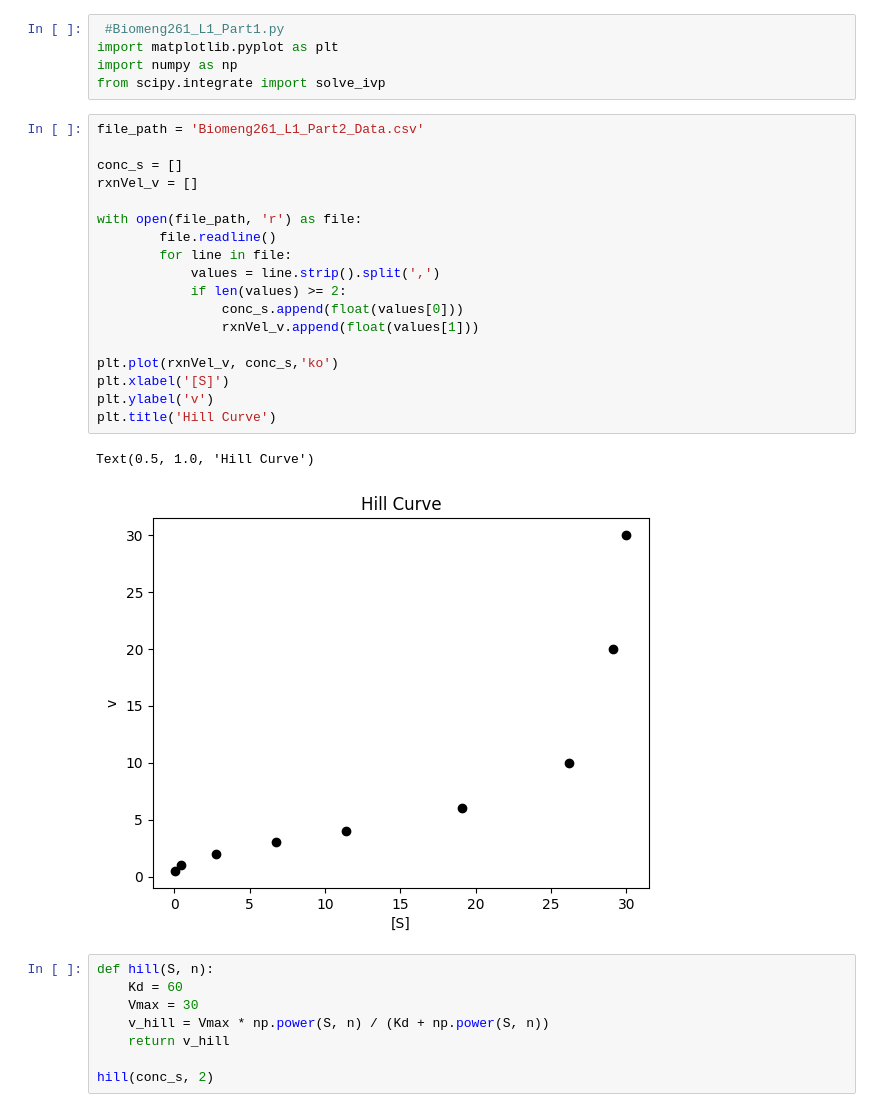
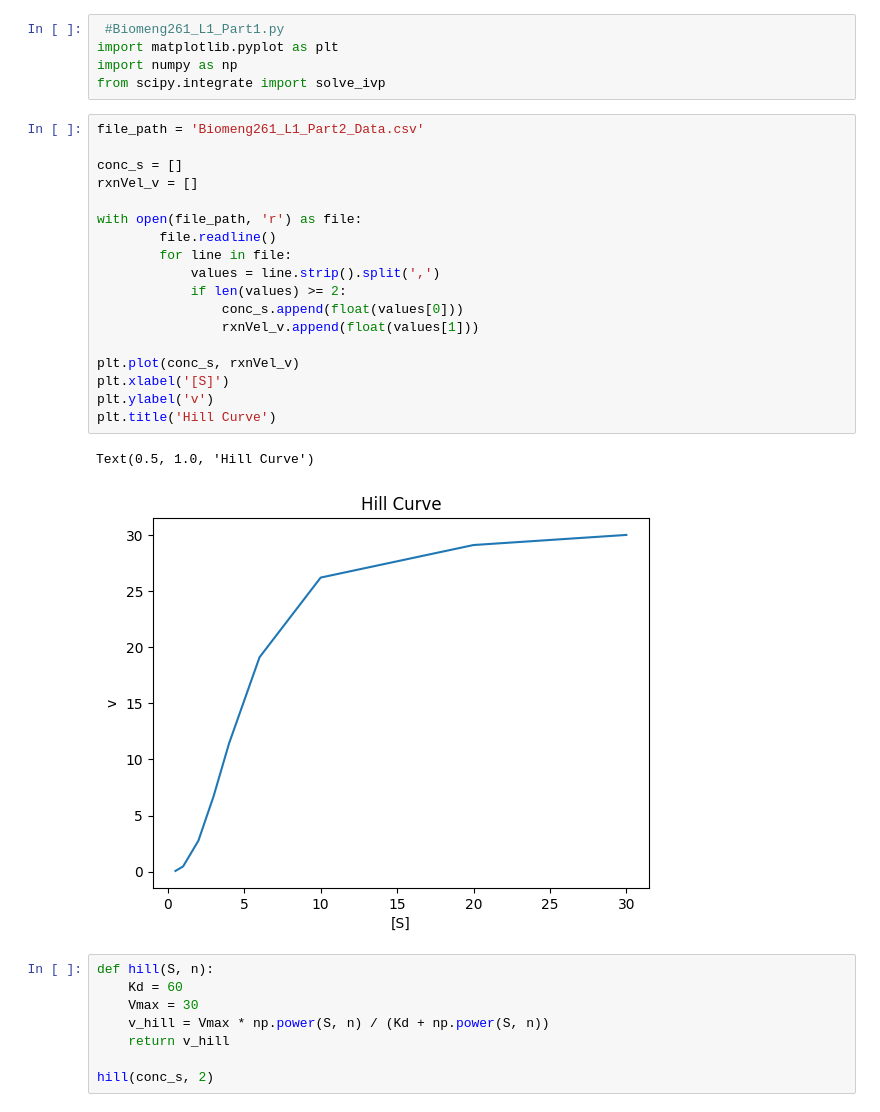
Before and after one commit to FunProgger/Uni, a Jupyter notebook: BIOMENG 261/Lab1/biomeng261_lab1_2024_p2.ipynb, the cells around one changed output. Saved outputs shown, nothing was run; the diff lists cells and outputs as text.

```diff
--- a/BIOMENG 261/Lab1/biomeng261_lab1_2024_p2.ipynb
+++ b/BIOMENG 261/Lab1/biomeng261_lab1_2024_p2.ipynb
@@ -6,24 +6,24 @@ from scipy.integrate import solve_ivp
 # %%
 file_path = 'Biomeng261_L1_Part2_Data.csv'
 
 conc_s = []
 rxnVel_v = []
 
 with open(file_path, 'r') as file:
         file.readline()
         for line in file:
             values = line.strip().split(',')
             if len(values) >= 2:
                 conc_s.append(float(values[0]))
                 rxnVel_v.append(float(values[1]))
 
-plt.plot(rxnVel_v, conc_s,'ko')
+plt.plot(conc_s, rxnVel_v)
 plt.xlabel('[S]')
 plt.ylabel('v')
 plt.title('Hill Curve')
 # %% [output]
 Text(0.5, 1.0, 'Hill Curve')
-[figure, old version]
+[figure, new version]
 # %%
 def hill(S, n):
     Kd = 60
```
Also changed, not shown: parts of 1 cell of this notebook, 3 other files.
